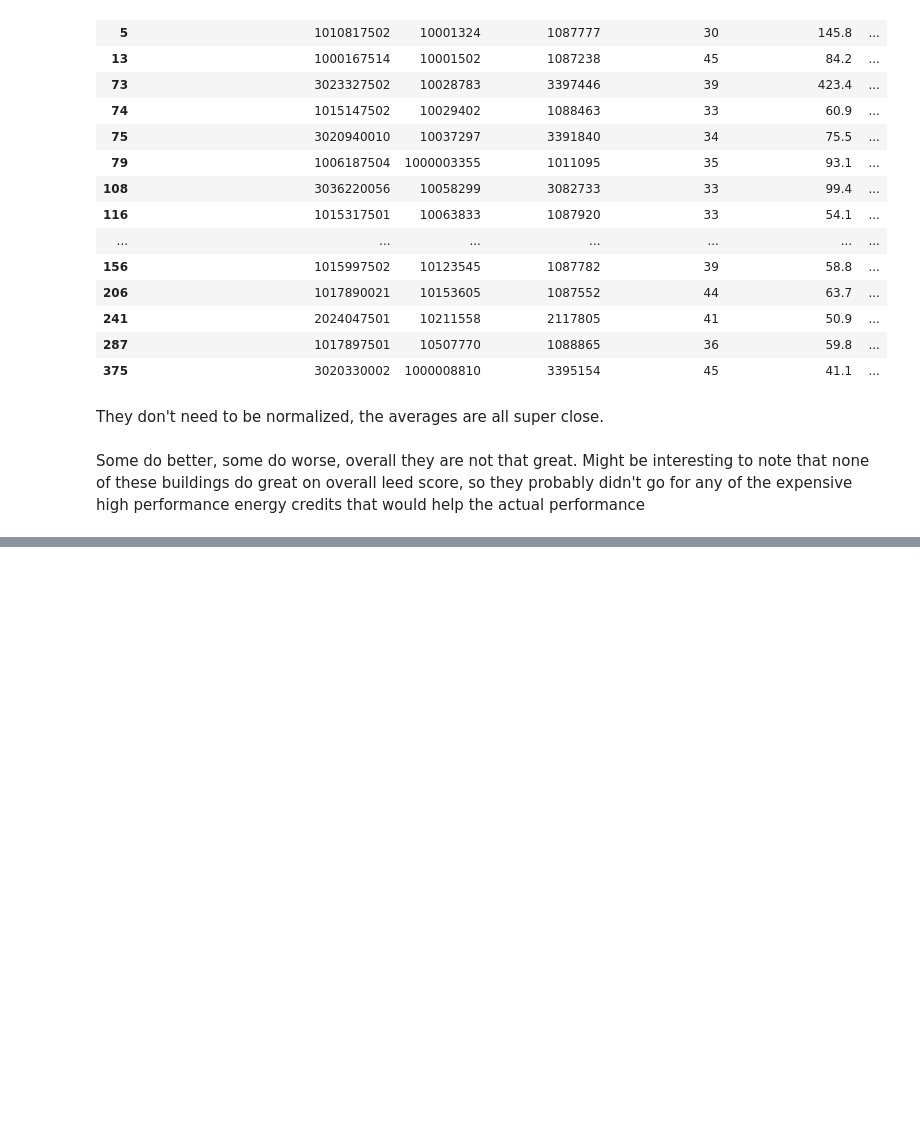
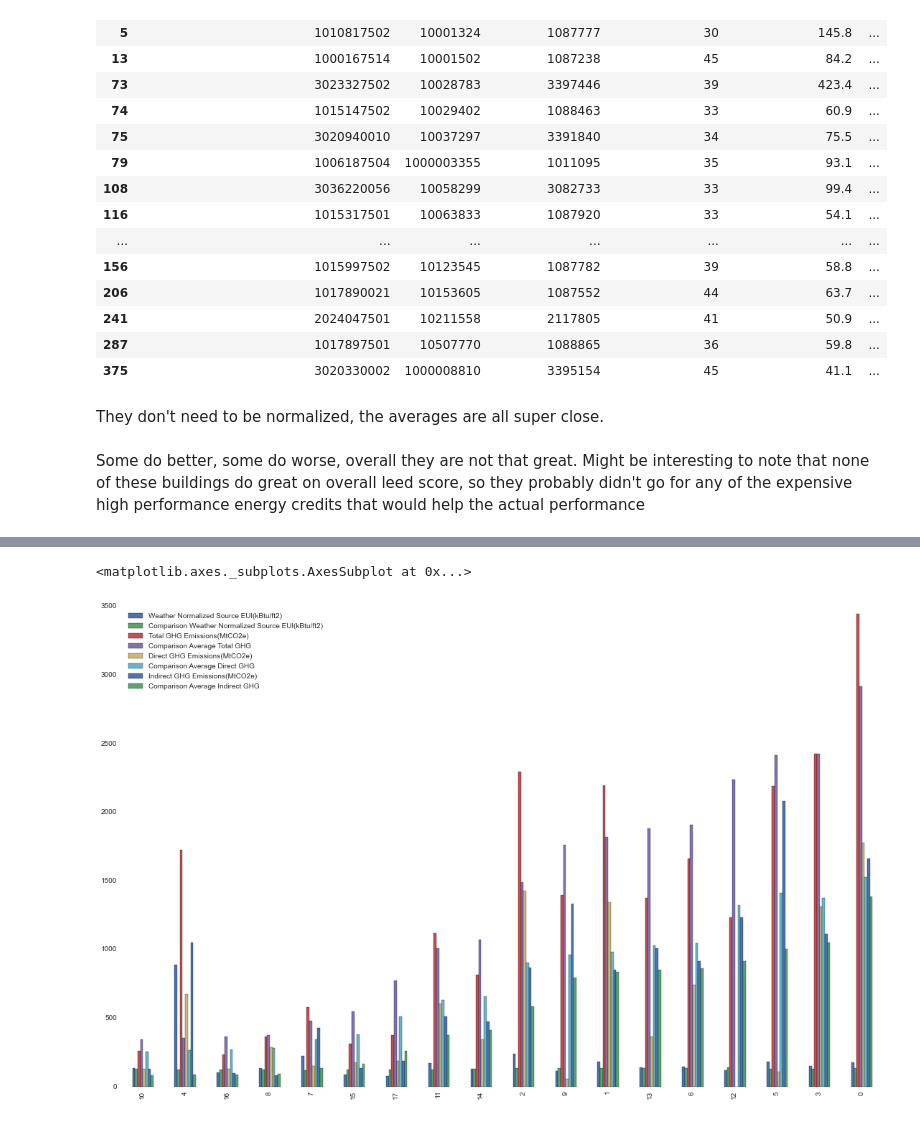
Before and after one commit to Data-Science-TIY/builditgreen, a Jupyter notebook: notebooks/NYCBuildingsAnalysis.ipynb, the cells around one changed output, grey strips where cells are left out. Cells and saved outputs as stored; diff of their text form; code cells hidden in the pictures; blank space fills up the shorter version.

Commit message:
NYC further analysis

```diff
--- a/notebooks/NYCBuildingsAnalysis.ipynb
+++ b/notebooks/NYCBuildingsAnalysis.ipynb
@@ -618,0 +652,8 @@ nyc_df_compare.to_pickle("nyc_energy_comparison_josh.pkl")
+# %%
+nyc_info_for_join = final_residential_NYC_for_analysis[['NYC Borough, Block, and Lot (BBL)_x', 'LEED ID', 'NYC Building ID',
+       'ID', 'Isconfidential', 'ProjectName', 'Street', 'City', 'State',
+       'Zipcode', 'Country', 'LEEDSystemVersionDisplayName', 'PointsAchieved',
+       'CertLevel', 'CertDate', 'IsCertified', 'OwnerTypes', 'GrossSqFoot',
+       'TotalPropArea', 'ProjectTypes', 'OwnerOrganization', 'Reported Property Floor Area (Building(s)) (ft²))']]
+# %%
+full_nyc_analysis = nyc_info_for_join.merge(nyc_df_compare, on="LEED ID")
@@ -618,0 +670,11 @@ nyc_df_compare.to_pickle("nyc_energy_comparison_josh.pkl")
+# %%
+sorted_nyc = full_nyc_analysis.sort(columns='Reported Property Floor Area (Building(s)) (ft²))', axis=0, ascending=True)
+# %%
+sorted_nyc[['Weather Normalized Source EUI(kBtu/ft2)',
+       'Comparison Weather Normalized Source EUI(kBtu/ft2)',
+       'Total GHG Emissions(MtCO2e)', 'Comparison Average Total GHG',
+       'Direct GHG Emissions(MtCO2e)', 'Comparison Average Direct GHG',
+       'Indirect GHG Emissions(MtCO2e)', 'Comparison Average Indirect GHG']].plot(kind="bar", figsize=(19, 12))
+# %% [output]
+<matplotlib.axes._subplots.AxesSubplot at 0x...>
+[figure, added]
```
Also changed, not shown: parts of 36 cells of this notebook.
